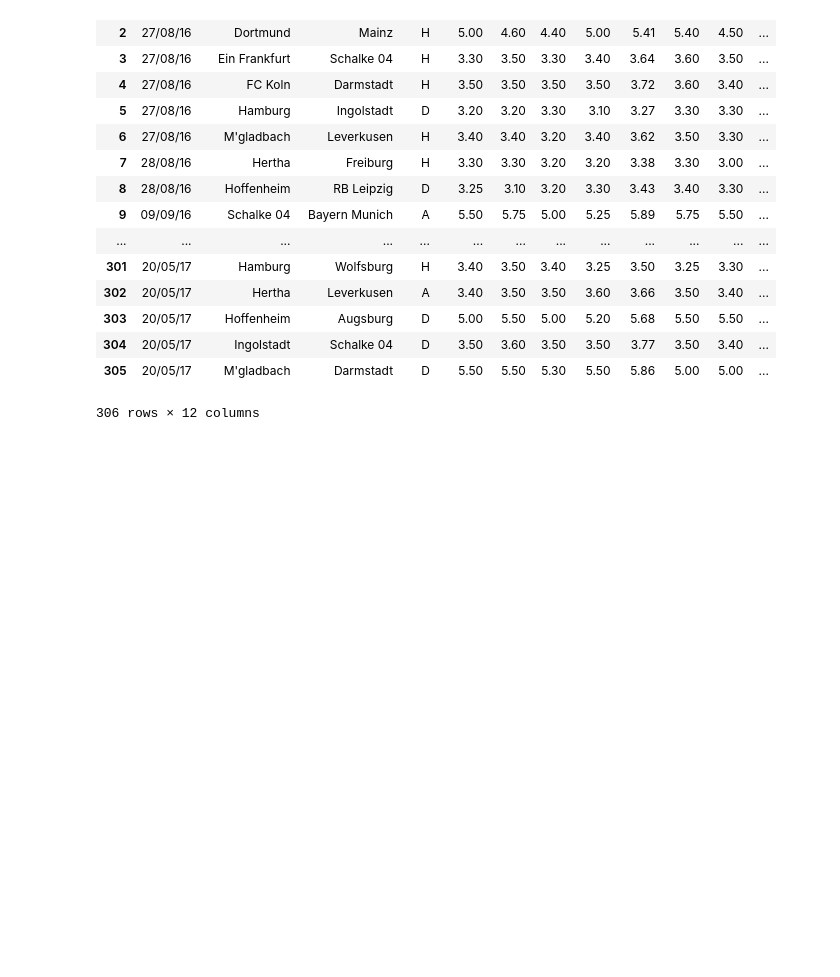
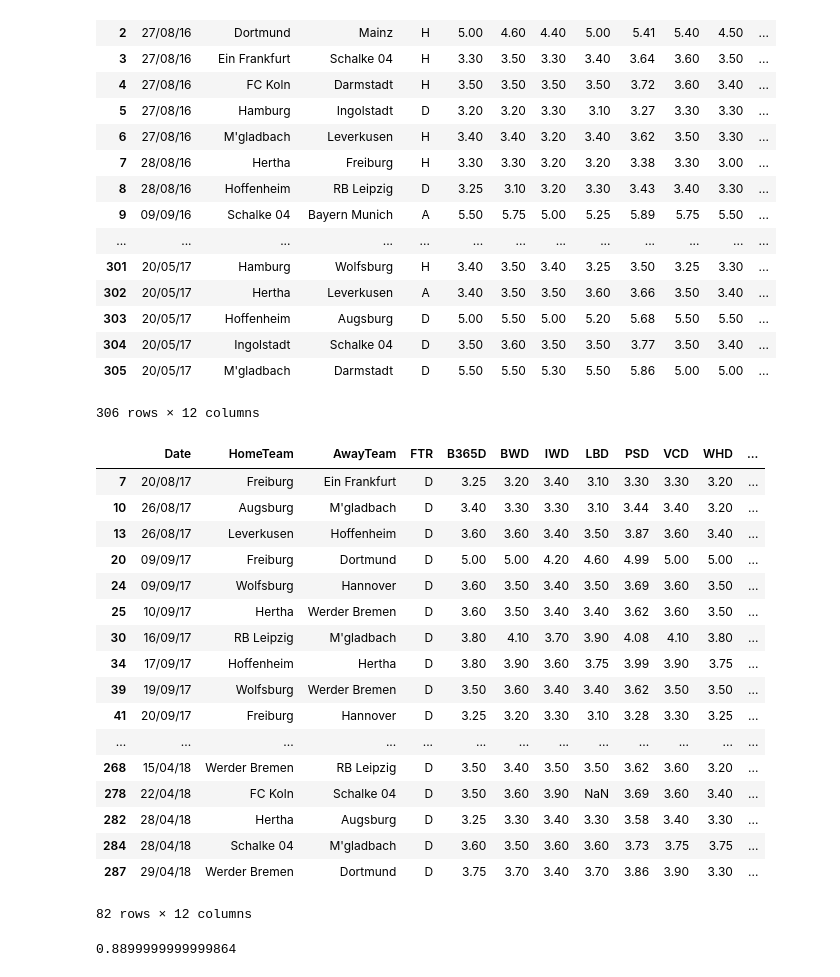
Before and after one commit to robinarthur/predict, a Jupyter notebook: historical_view.ipynb, the cells around one changed output. Drawn from its saved outputs; the diff is of its cells as text; code cells hidden in the pictures; blank space fills up the shorter version.

```diff
--- a/historical_view.ipynb
+++ b/historical_view.ipynb
@@ -101,3 +101,33 @@ odds_statistics_17
 | 304 | 20/05/17 | Ingolstadt | Schalke 04 | D | 3.50 | 3.60 | 3.50 | 3.50 | 3.77 | 3.50 | 3.40 | ... |
 | 305 | 20/05/17 | M'gladbach | Darmstadt | D | 5.50 | 5.50 | 5.30 | 5.50 | 5.86 | 5.00 | 5.00 | ... |
 306 rows × 12 columns
+# %%
+draws_17 = odds_statistics_17.loc[odds_statistics_17['FTR'] == 'D']
+draws_18 = odds_statistics_18.loc[odds_statistics_18['FTR'] == 'D']
+draws_18
+# %% [output]
+|  | Date | HomeTeam | AwayTeam | FTR | B365D | BWD | IWD | LBD | PSD | VCD | WHD | ... |
+| 7 | 20/08/17 | Freiburg | Ein Frankfurt | D | 3.25 | 3.20 | 3.40 | 3.10 | 3.30 | 3.30 | 3.20 | ... |
+| 10 | 26/08/17 | Augsburg | M'gladbach | D | 3.40 | 3.30 | 3.30 | 3.10 | 3.44 | 3.40 | 3.20 | ... |
+| 13 | 26/08/17 | Leverkusen | Hoffenheim | D | 3.60 | 3.60 | 3.40 | 3.50 | 3.87 | 3.60 | 3.40 | ... |
+| 20 | 09/09/17 | Freiburg | Dortmund | D | 5.00 | 5.00 | 4.20 | 4.60 | 4.99 | 5.00 | 5.00 | ... |
+| 24 | 09/09/17 | Wolfsburg | Hannover | D | 3.60 | 3.50 | 3.40 | 3.50 | 3.69 | 3.60 | 3.50 | ... |
+| 25 | 10/09/17 | Hertha | Werder Bremen | D | 3.60 | 3.50 | 3.40 | 3.40 | 3.62 | 3.60 | 3.50 | ... |
+| 30 | 16/09/17 | RB Leipzig | M'gladbach | D | 3.80 | 4.10 | 3.70 | 3.90 | 4.08 | 4.10 | 3.80 | ... |
+| 34 | 17/09/17 | Hoffenheim | Hertha | D | 3.80 | 3.90 | 3.60 | 3.75 | 3.99 | 3.90 | 3.75 | ... |
+| 39 | 19/09/17 | Wolfsburg | Werder Bremen | D | 3.50 | 3.60 | 3.40 | 3.40 | 3.62 | 3.50 | 3.50 | ... |
+| 41 | 20/09/17 | Freiburg | Hannover | D | 3.25 | 3.20 | 3.30 | 3.10 | 3.28 | 3.30 | 3.25 | ... |
+| ... | ... | ... | ... | ... | ... | ... | ... | ... | ... | ... | ... | ... |
+| 268 | 15/04/18 | Werder Bremen | RB Leipzig | D | 3.50 | 3.40 | 3.50 | 3.50 | 3.62 | 3.60 | 3.20 | ... |
+| 278 | 22/04/18 | FC Koln | Schalke 04 | D | 3.50 | 3.60 | 3.90 | NaN | 3.69 | 3.60 | 3.40 | ... |
+| 282 | 28/04/18 | Hertha | Augsburg | D | 3.25 | 3.30 | 3.40 | 3.30 | 3.58 | 3.40 | 3.30 | ... |
+| 284 | 28/04/18 | Schalke 04 | M'gladbach | D | 3.60 | 3.50 | 3.60 | 3.60 | 3.73 | 3.75 | 3.75 | ... |
+| 287 | 29/04/18 | Werder Bremen | Dortmund | D | 3.75 | 3.70 | 3.40 | 3.70 | 3.86 | 3.90 | 3.30 | ... |
+82 rows × 12 columns
+# %%
+# average odd b365
+b365D_odd = draws_18['B365D'].sum()/len(draws_18)
+
+print(b365D_odd*len(draws_18)-34*9)
+# %% [output]
+0.8899999999999864
```
